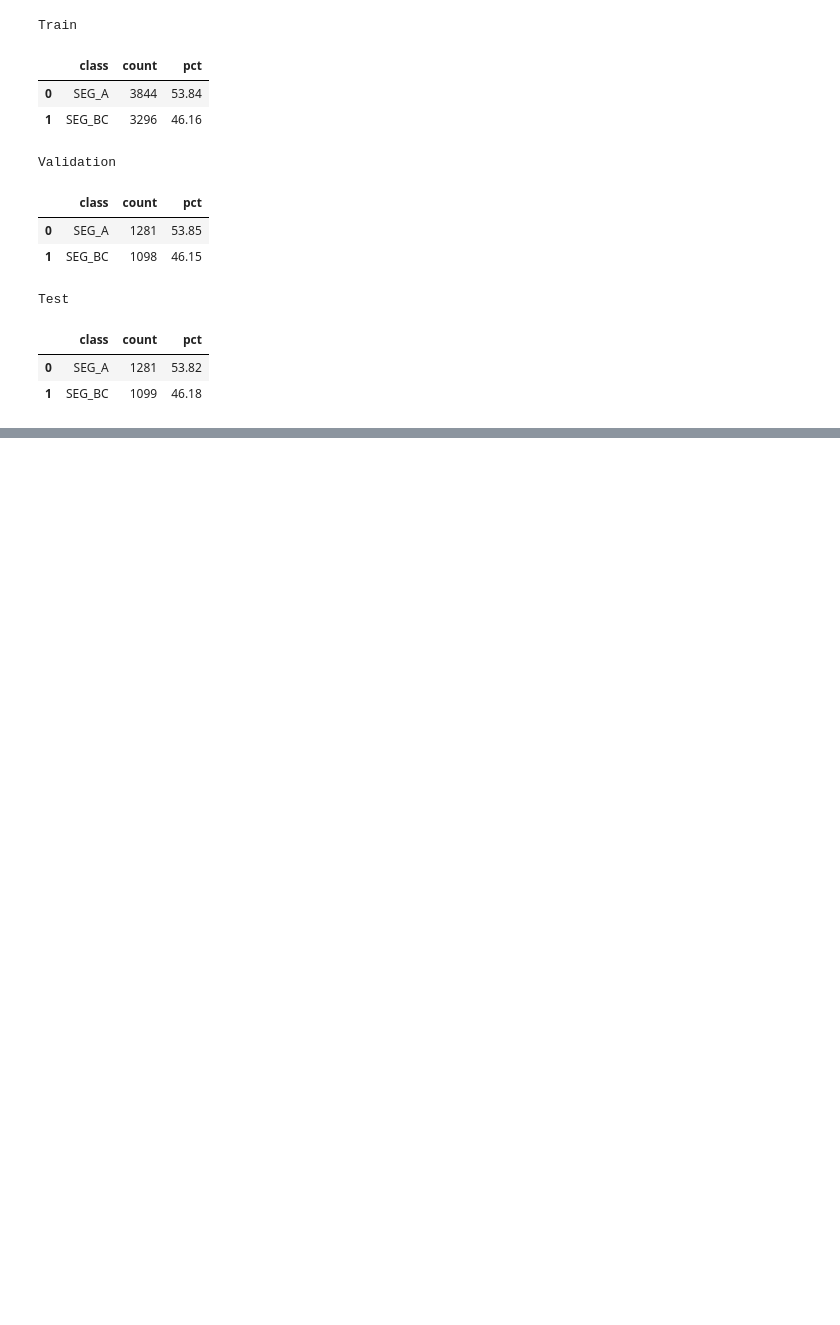
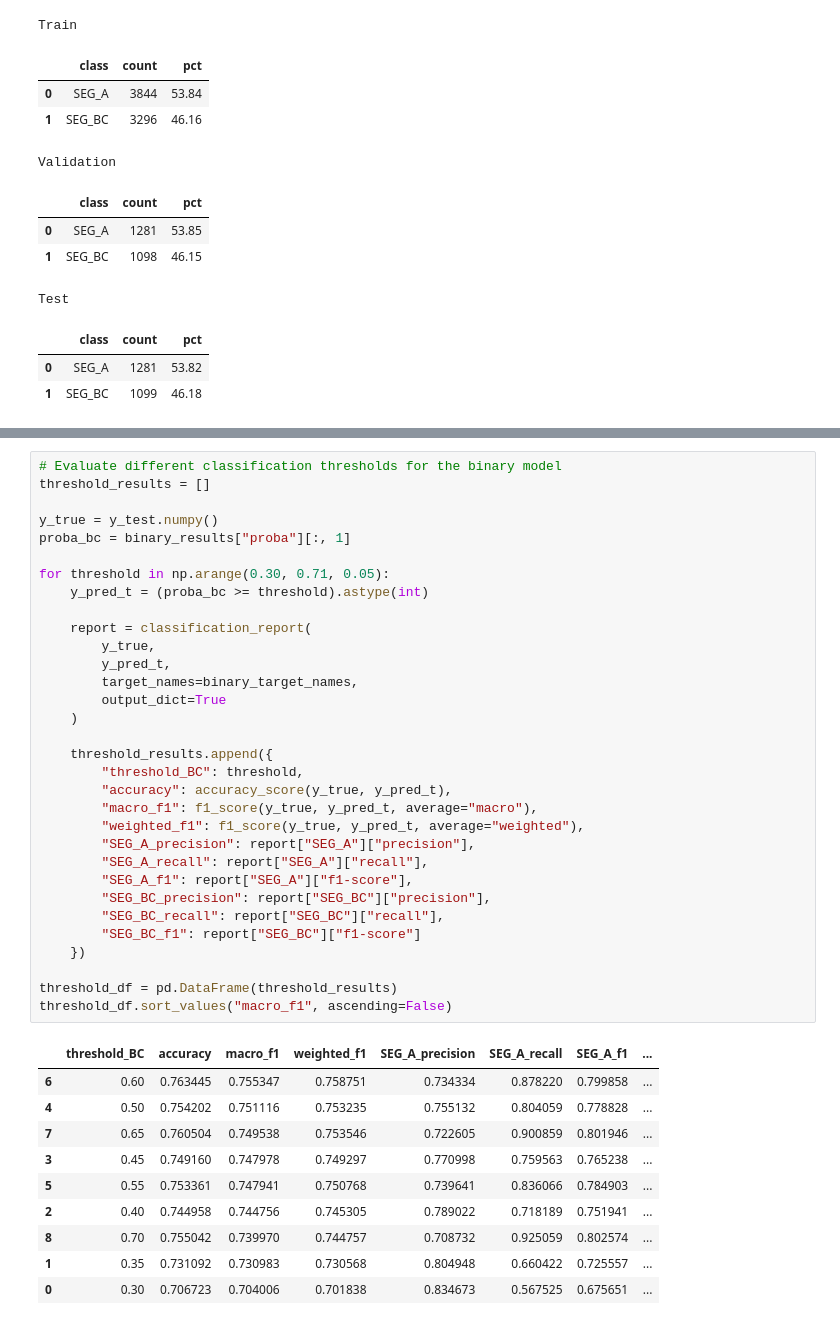
Before and after one commit to david-bazalduaa/Pfizer-segmentation-Ulcerative-Colitis, a Jupyter notebook: Neural network/A_vs_BC_FinalModel.ipynb, the cells around one changed output, grey strips where cells are left out. Cells and saved outputs as stored; diff of their text form; blank space fills up the shorter version.

```diff
--- a/Neural network/A_vs_BC_FinalModel.ipynb
+++ b/Neural network/A_vs_BC_FinalModel.ipynb
@@ -246,0 +446,43 @@ def build_binary_cnn(
+# %%
+# Evaluate different classification thresholds for the binary model
+threshold_results = []
+
+y_true = y_test.numpy()
+proba_bc = binary_results["proba"][:, 1]
+
+for threshold in np.arange(0.30, 0.71, 0.05):
+    y_pred_t = (proba_bc >= threshold).astype(int)
+
+    report = classification_report(
+        y_true,
+        y_pred_t,
+        target_names=binary_target_names,
+        output_dict=True
+    )
+
+    threshold_results.append({
+        "threshold_BC": threshold,
+        "accuracy": accuracy_score(y_true, y_pred_t),
+        "macro_f1": f1_score(y_true, y_pred_t, average="macro"),
+        "weighted_f1": f1_score(y_true, y_pred_t, average="weighted"),
+        "SEG_A_precision": report["SEG_A"]["precision"],
+        "SEG_A_recall": report["SEG_A"]["recall"],
+        "SEG_A_f1": report["SEG_A"]["f1-score"],
+        "SEG_BC_precision": report["SEG_BC"]["precision"],
+        "SEG_BC_recall": report["SEG_BC"]["recall"],
+        "SEG_BC_f1": report["SEG_BC"]["f1-score"]
+    })
+
+threshold_df = pd.DataFrame(threshold_results)
+threshold_df.sort_values("macro_f1", ascending=False)
+# %% [output]
+|  | threshold_BC | accuracy | macro_f1 | weighted_f1 | SEG_A_precision | SEG_A_recall | SEG_A_f1 | ... |
+| 6 | 0.60 | 0.763445 | 0.755347 | 0.758751 | 0.734334 | 0.878220 | 0.799858 | ... |
+| 4 | 0.50 | 0.754202 | 0.751116 | 0.753235 | 0.755132 | 0.804059 | 0.778828 | ... |
+| 7 | 0.65 | 0.760504 | 0.749538 | 0.753546 | 0.722605 | 0.900859 | 0.801946 | ... |
+| 3 | 0.45 | 0.749160 | 0.747978 | 0.749297 | 0.770998 | 0.759563 | 0.765238 | ... |
+| 5 | 0.55 | 0.753361 | 0.747941 | 0.750768 | 0.739641 | 0.836066 | 0.784903 | ... |
+| 2 | 0.40 | 0.744958 | 0.744756 | 0.745305 | 0.789022 | 0.718189 | 0.751941 | ... |
+| 8 | 0.70 | 0.755042 | 0.739970 | 0.744757 | 0.708732 | 0.925059 | 0.802574 | ... |
+| 1 | 0.35 | 0.731092 | 0.730983 | 0.730568 | 0.804948 | 0.660422 | 0.725557 | ... |
+| 0 | 0.30 | 0.706723 | 0.704006 | 0.701838 | 0.834673 | 0.567525 | 0.675651 | ... |
```
Also changed, not shown: parts of 9 cells of this notebook, 1 other file.
